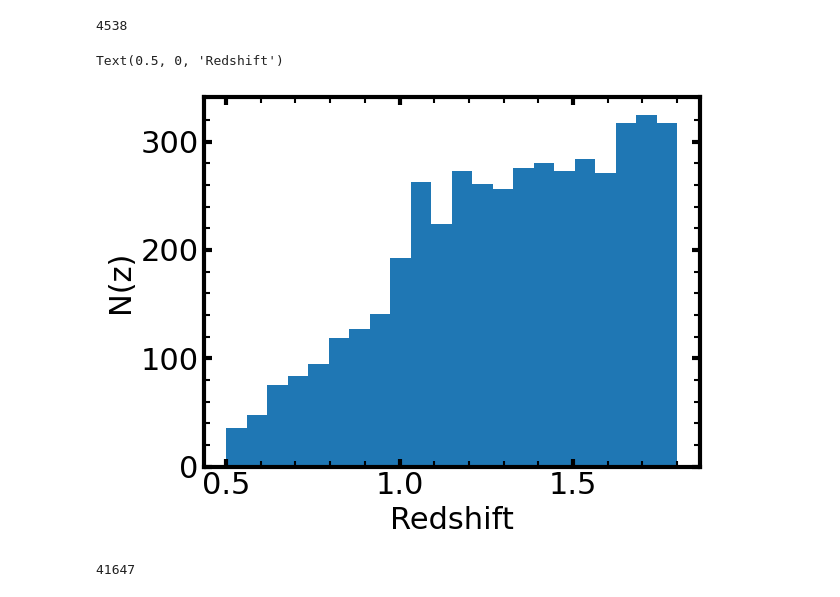
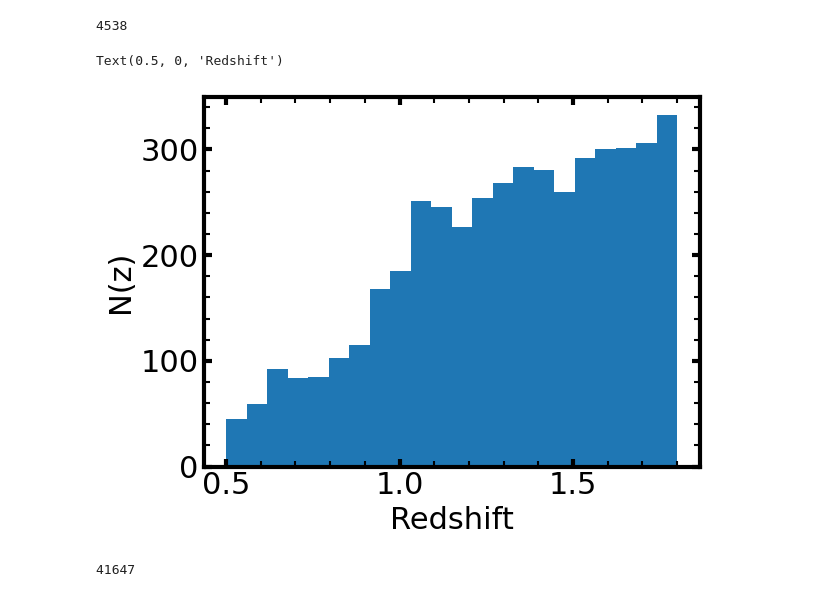
Before and after one commit to emcarthur123/QSL-ML, a Jupyter notebook: TestingSample.ipynb, the cells around one changed output. Cells and saved outputs as stored; diff of their text form; code cells hidden in the pictures.

```diff
--- a/TestingSample.ipynb
+++ b/TestingSample.ipynb
@@ -280,12 +284,12 @@ len(new_dist_qso)
 # %%
 # distribution of ELG Sample after the filtering
 
-plt.hist(new_dist['z'], bins = 'auto')
+plt.hist(new_dist_qso['z'], bins = 'auto')
 plt.ylabel('N(z)')
 plt.xlabel('Redshift')
 # %% [output]
 Text(0.5, 0, 'Redshift')
-[figure, old version]
+[figure, new version]
 # %%
 new_dist_elg = new_elg_sample.sample(frac = .1)
 # %%
```
Also changed, not shown: parts of 22 cells of this notebook, 16 other files.
